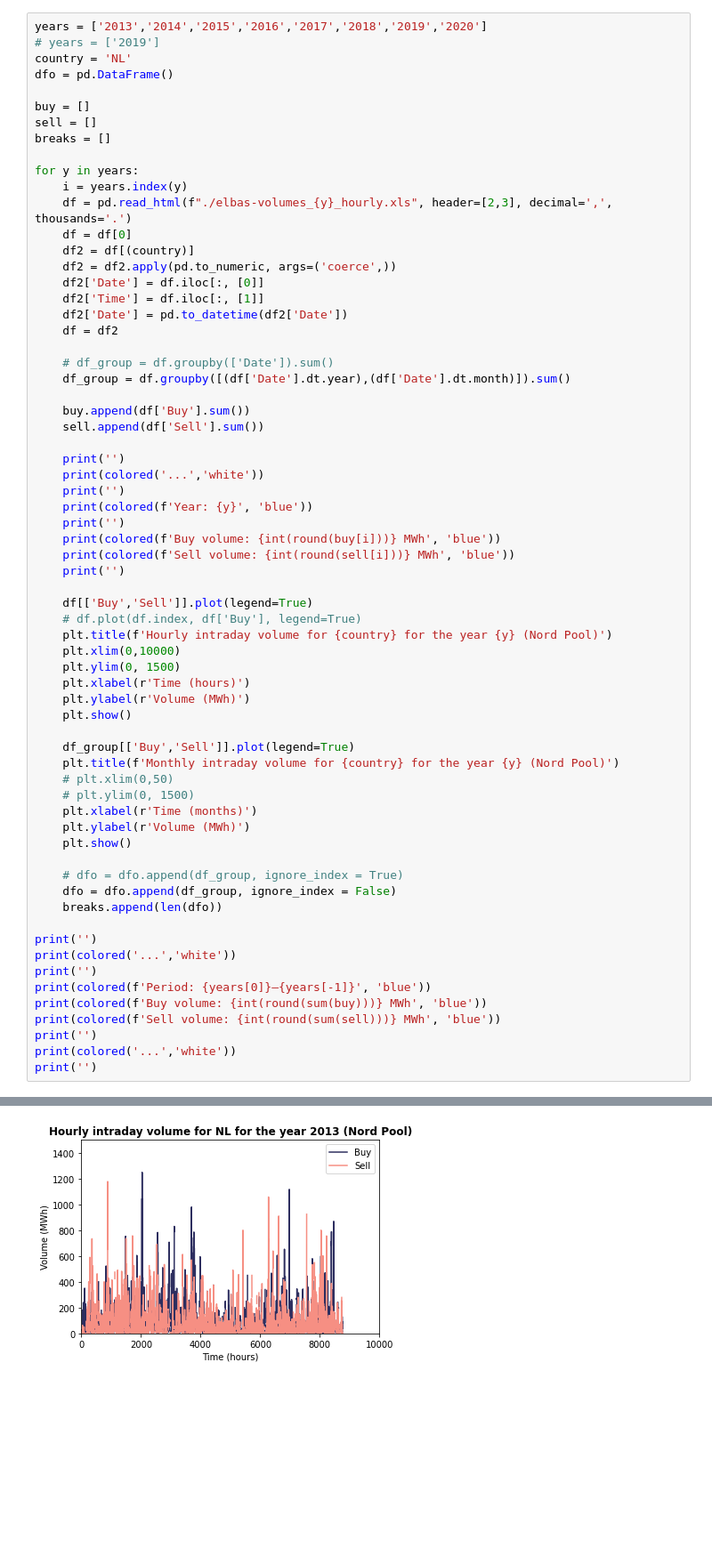
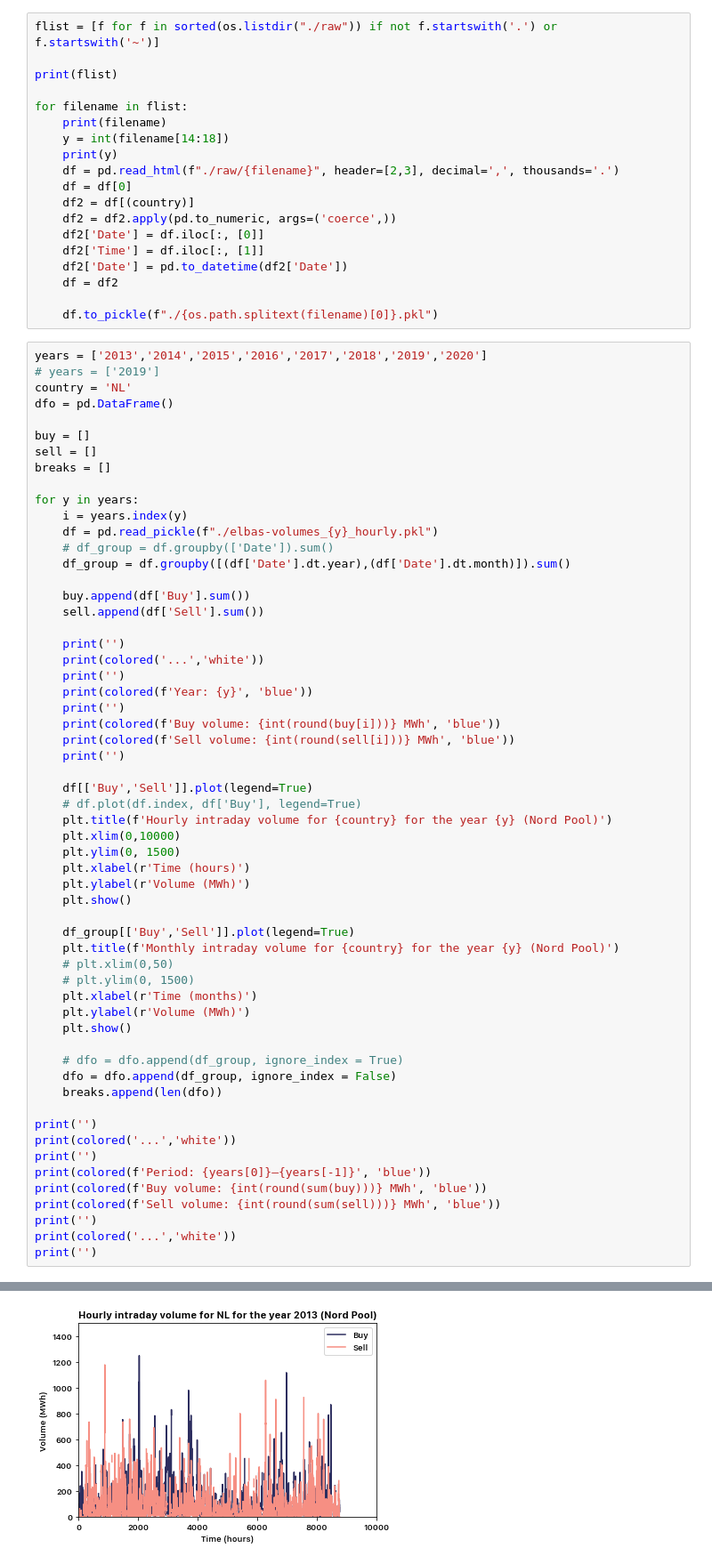
Before and after one commit to timovijn/ElectricityPriceForecasting, a Jupyter notebook: nordpool/nordpool.ipynb, the cells around one changed output, grey strips where cells are left out. Shown at 89% size. Saved outputs shown, nothing was run; the diff lists cells and outputs as text; blank space fills up the shorter version.

```diff
--- a/nordpool/nordpool.ipynb
+++ b/nordpool/nordpool.ipynb
@@ -26,6 +26,25 @@ mpl.rcParams['axes.labelweight'] = 'medium'
 mpl.rcParams['axes.prop_cycle'] = mpl.cycler(color=[hex_indigo, hex_salmon, hex_maroon])
 
 # os.chdir("./nordpool")
+# %%
+flist = [f for f in sorted(os.listdir("./raw")) if not f.startswith('.') or f.startswith('~')]
+
+print(flist)
+
+for filename in flist:
+    print(filename)
+    y = int(filename[14:18])
+    print(y)
+    df = pd.read_html(f"./raw/{filename}", header=[2,3], decimal=',', thousands='.')
+    df = df[0]
+    df2 = df[(country)]
+    df2 = df2.apply(pd.to_numeric, args=('coerce',))
+    df2['Date'] = df.iloc[:, [0]]
+    df2['Time'] = df.iloc[:, [1]]
+    df2['Date'] = pd.to_datetime(df2['Date'])
+    df = df2
+
+    df.to_pickle(f"./{os.path.splitext(filename)[0]}.pkl")
 # %%
 years = ['2013','2014','2015','2016','2017','2018','2019','2020']
 # years = ['2019']
@@ -38,15 +57,7 @@ breaks = []
 
 for y in years:
     i = years.index(y)
-    df = pd.read_html(f"./elbas-volumes_{y}_hourly.xls", header=[2,3], decimal=',', thousands='.')
-    df = df[0]
-    df2 = df[(country)]
-    df2 = df2.apply(pd.to_numeric, args=('coerce',))
-    df2['Date'] = df.iloc[:, [0]]
-    df2['Time'] = df.iloc[:, [1]]
-    df2['Date'] = pd.to_datetime(df2['Date'])
-    df = df2
-
+    df = pd.read_pickle(f"./elbas-volumes_{y}_hourly.pkl")
     # df_group = df.groupby(['Date']).sum()
     df_group = df.groupby([(df['Date'].dt.year),(df['Date'].dt.month)]).sum()
 
@@ -99,7 +107,7 @@ findfont: Font family ['SF Compact Text'] not found. Falling back to DejaVu Sans
 ...
 
 Year: 2013
 
 Buy volume: 467398 MWh
 Sell volume: 402690 MWh
-[figure, old version]
+[figure, new version]
```
Also changed, not shown: parts of 2 cells of this notebook, 16 other files.
